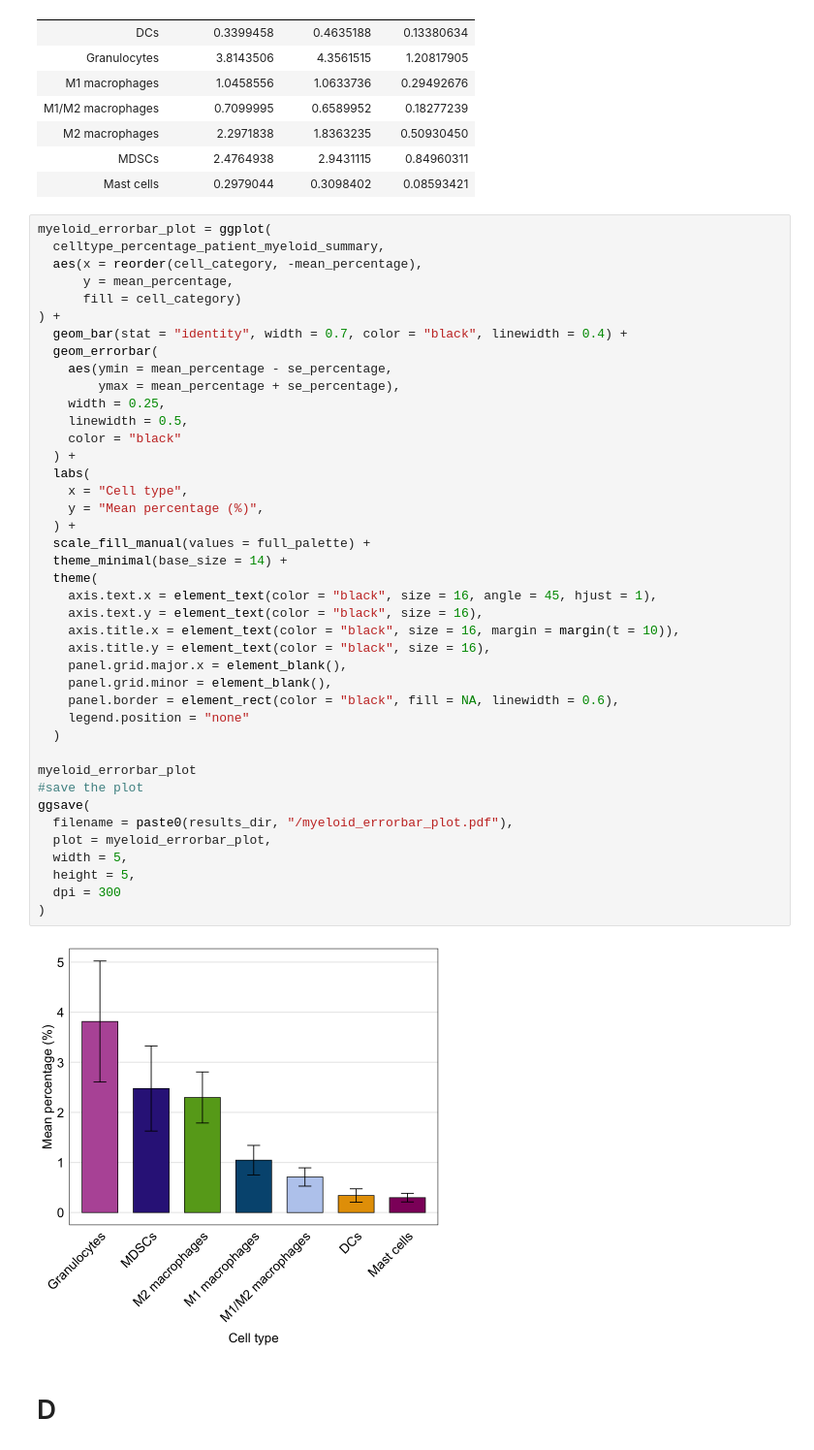
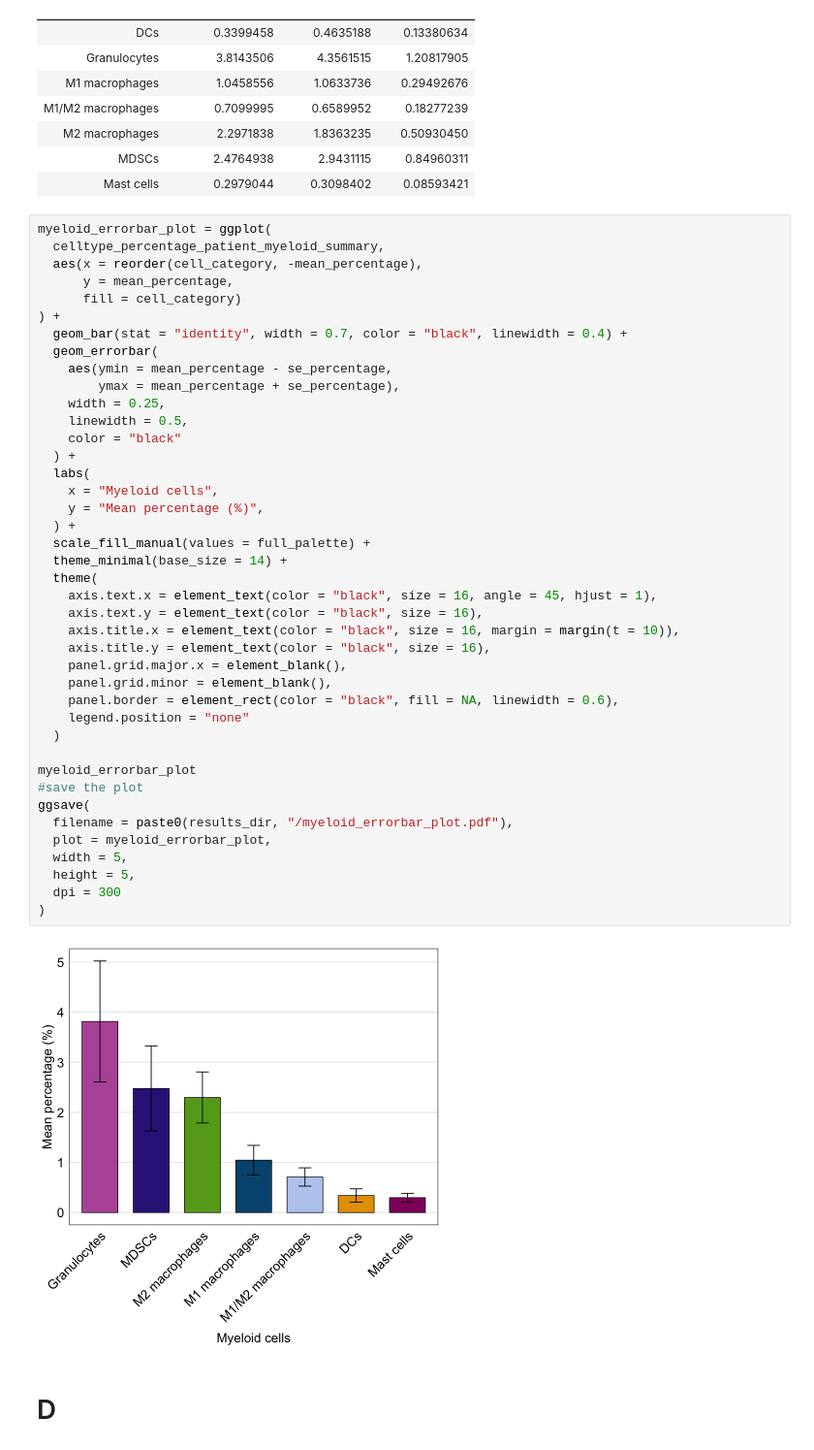
Before and after one commit to SchapiroLabor/NUT_spatial, a Jupyter notebook: figures/figure_3_R.ipynb, the cells around one changed output. Shown at 97% size. Cells and saved outputs as stored; diff of their text form.

```diff
--- a/figures/figure_3_R.ipynb
+++ b/figures/figure_3_R.ipynb
@@ -485,35 +489,35 @@ myeloid_errorbar_plot = ggplot(
     width = 0.25,
     linewidth = 0.5,
     color = "black"
   ) +
   labs(
-    x = "Cell type",
+    x = "Myeloid cells",
     y = "Mean percentage (%)",
   ) +
   scale_fill_manual(values = full_palette) +
   theme_minimal(base_size = 14) +
   theme(
     axis.text.x = element_text(color = "black", size = 16, angle = 45, hjust = 1),
     axis.text.y = element_text(color = "black", size = 16),
     axis.title.x = element_text(color = "black", size = 16, margin = margin(t = 10)),
     axis.title.y = element_text(color = "black", size = 16),
     panel.grid.major.x = element_blank(),
     panel.grid.minor = element_blank(),
     panel.border = element_rect(color = "black", fill = NA, linewidth = 0.6),
     legend.position = "none"
   )
 
 myeloid_errorbar_plot
 #save the plot
 ggsave(
   filename = paste0(results_dir, "/myeloid_errorbar_plot.pdf"),
   plot = myeloid_errorbar_plot,
   width = 5,
   height = 5,
   dpi = 300
 )
 # %% [output]
-[figure, old version]
+[figure, new version]
 # %% [markdown]
 # D
 # %%
```
Also changed, not shown: parts of 18 cells of this notebook, 7 other files.
